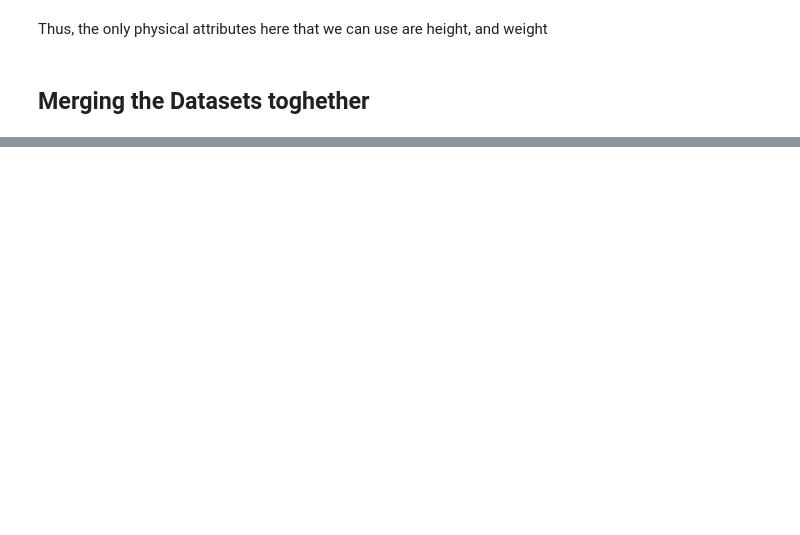
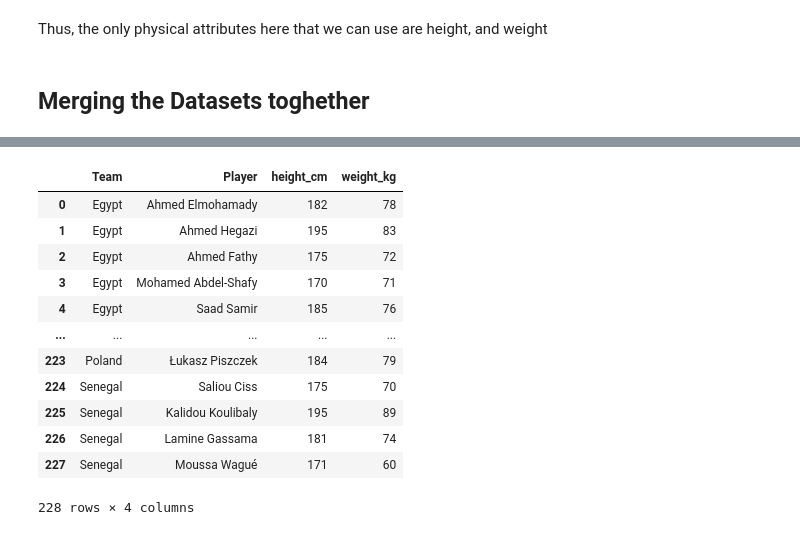
Before and after one commit to adriantzkok/MTA-UTSC, a Jupyter notebook: main.ipynb, the cells around one changed output, grey strips where cells are left out. Drawn from its saved outputs; the diff is of its cells as text; code cells hidden in the pictures; blank space fills up the shorter version.

```diff
--- a/main.ipynb
+++ b/main.ipynb
@@ -136,0 +214,16 @@ df_tgt[df_tgt['short_name'] == "M. Kamiński"]
+# %%
+df_physical
+# %% [output]
+|  | Team | Player | height_cm | weight_kg |
+| 0 | Egypt | Ahmed Elmohamady | 182 | 78 |
+| 1 | Egypt | Ahmed Hegazi | 195 | 83 |
+| 2 | Egypt | Ahmed Fathy | 175 | 72 |
+| 3 | Egypt | Mohamed Abdel-Shafy | 170 | 71 |
+| 4 | Egypt | Saad Samir | 185 | 76 |
+| ... | ... | ... | ... | ... |
+| 223 | Poland | Łukasz Piszczek | 184 | 79 |
+| 224 | Senegal | Saliou Ciss | 175 | 70 |
+| 225 | Senegal | Kalidou Koulibaly | 195 | 89 |
+| 226 | Senegal | Lamine Gassama | 181 | 74 |
+| 227 | Senegal | Moussa Wagué | 171 | 60 |
+228 rows × 4 columns
```
Also changed, not shown: parts of 14 cells of this notebook, 4 other files.
